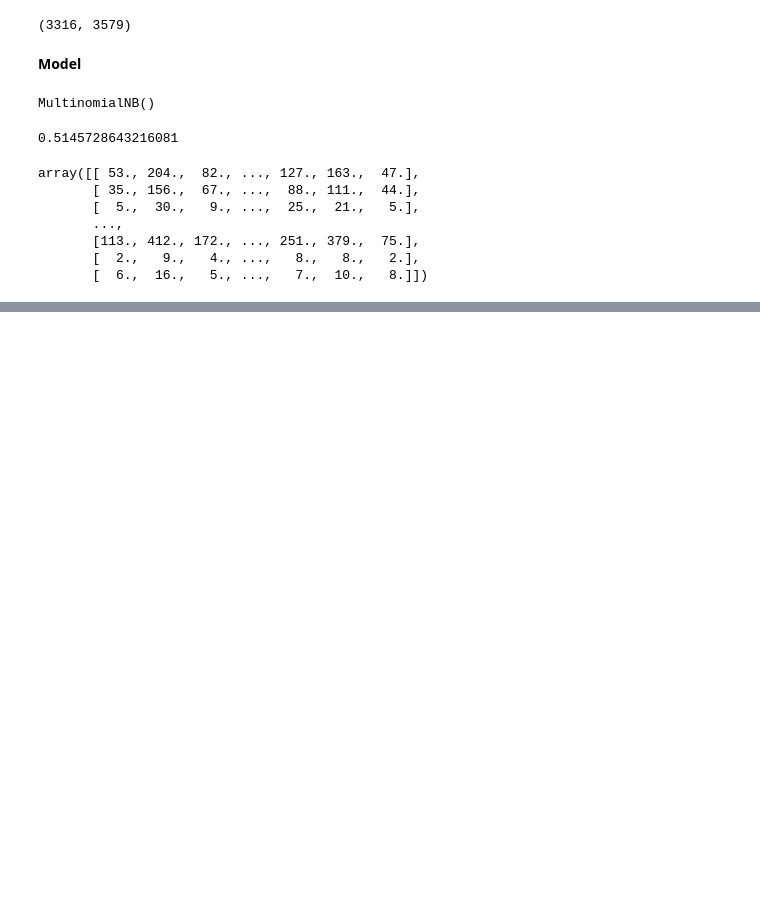
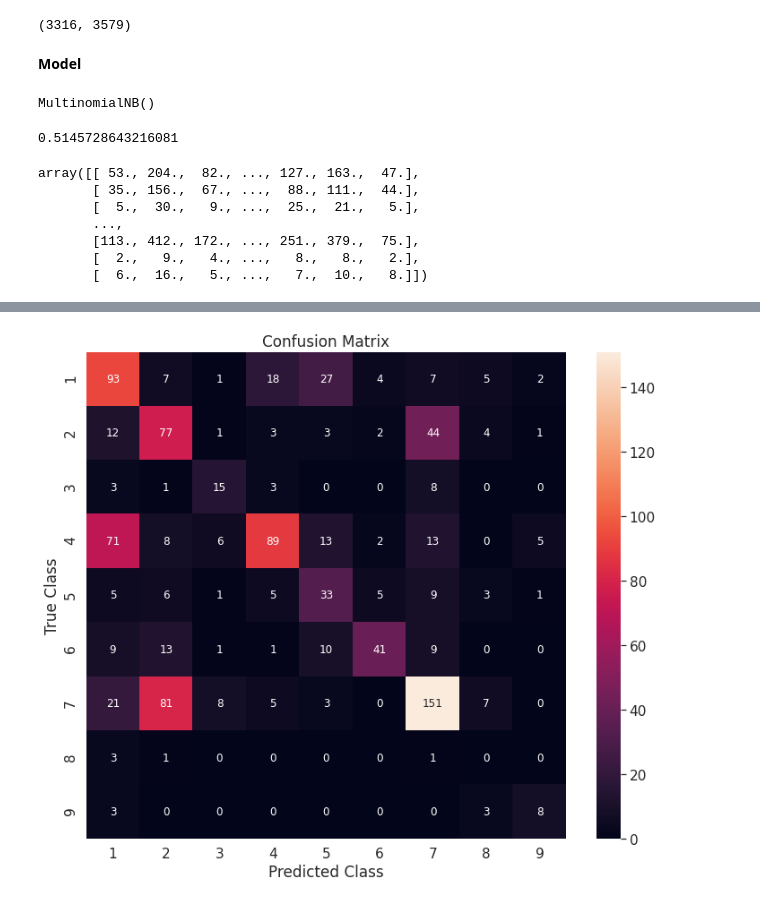
Before and after one commit to Shredder42/mutations, a Jupyter notebook: explore.ipynb, the cells around one changed output, grey strips where cells are left out. Cells and saved outputs as stored; diff of their text form; code cells hidden in the pictures; blank space fills up the shorter version.

```diff
--- a/explore.ipynb
+++ b/explore.ipynb
@@ -430,0 +520,4 @@ array([[ 53., 204.,  82., ..., 127., 163.,  47.],
+# %%
+confusion_matrix()
+# %% [output]
+[figure, added]
```
Also changed, not shown: parts of 17 cells of this notebook.
